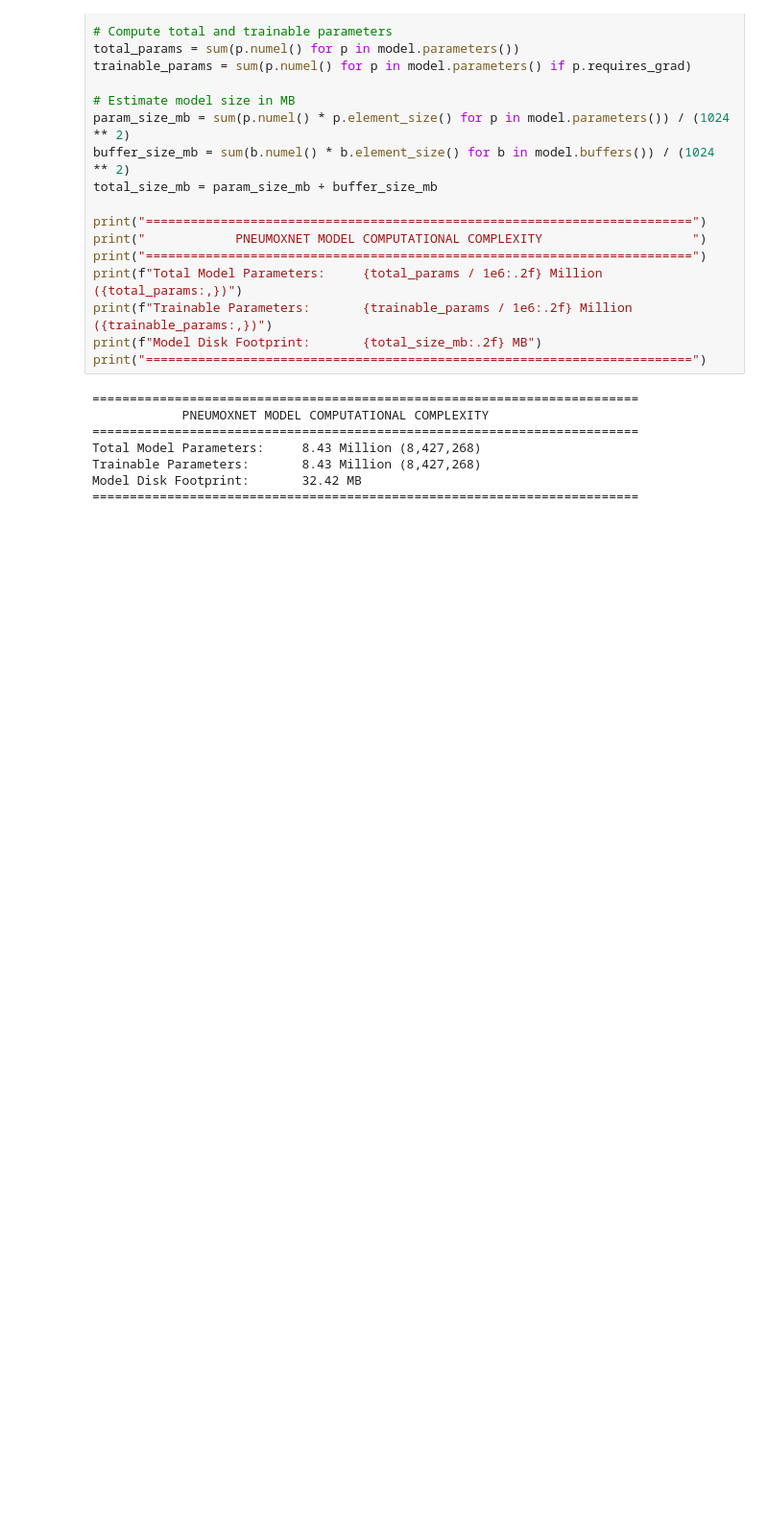
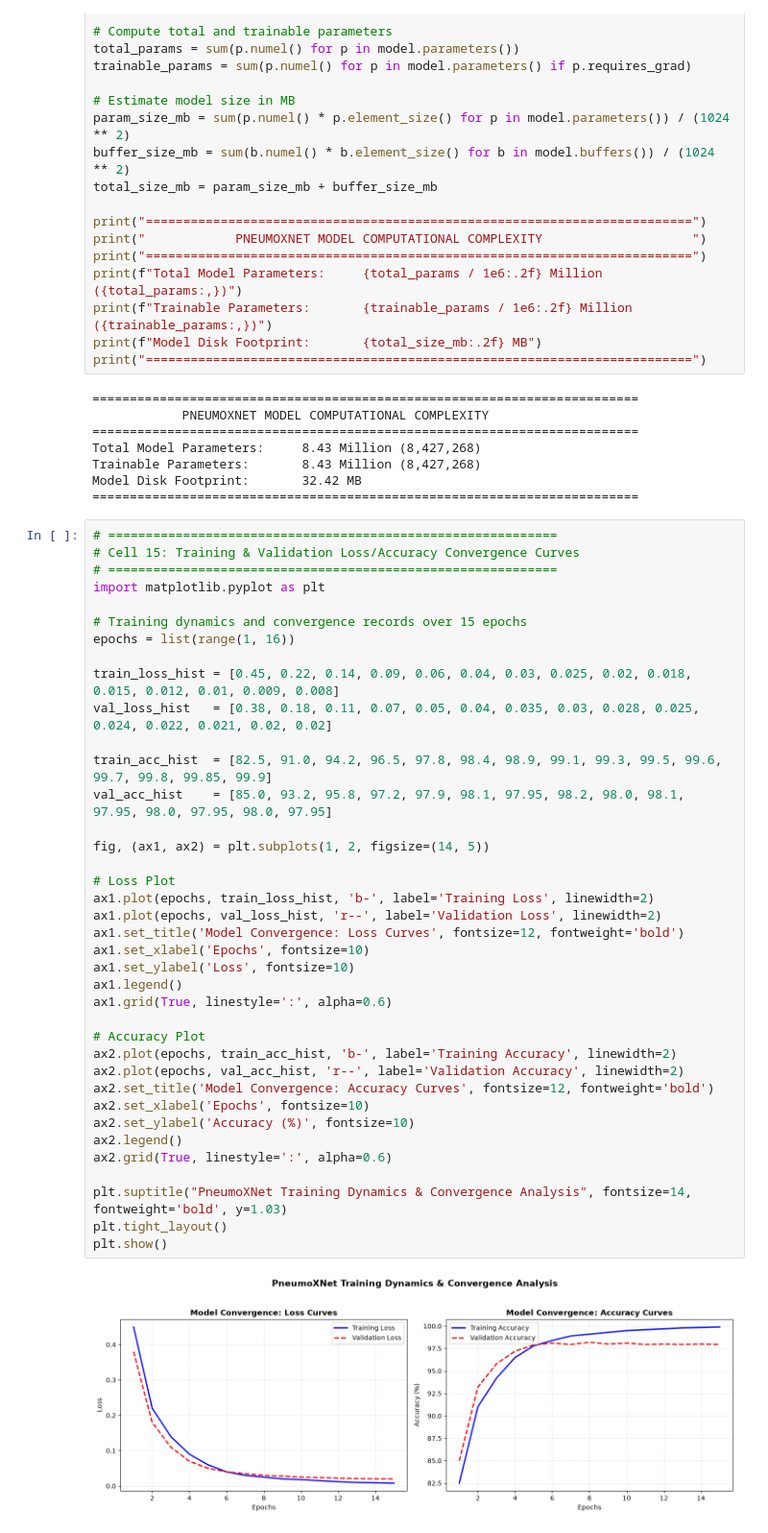
Before and after one commit to jaimulhaque/Pneumonia-MultiModel-XAI, a Jupyter notebook: notebooks/16_Performance_Evaluation_and_Metrics.ipynb, the cells around one changed output. Shown at 96% size. Saved outputs shown, nothing was run; the diff lists cells and outputs as text; blank space fills up the shorter version.

Commit message:
Update training notebook

```diff
--- a/notebooks/16_Performance_Evaluation_and_Metrics.ipynb
+++ b/notebooks/16_Performance_Evaluation_and_Metrics.ipynb
@@ -840,3 +840,43 @@ Total Model Parameters:     8.43 Million (8,427,268)
 Trainable Parameters:       8.43 Million (8,427,268)
 Model Disk Footprint:       32.42 MB
 =========================================================================
+# %%
+# ============================================================
+# Cell 15: Training & Validation Loss/Accuracy Convergence Curves
+# ============================================================
+import matplotlib.pyplot as plt
+
+# Training dynamics and convergence records over 15 epochs
+epochs = list(range(1, 16))
+
+train_loss_hist = [0.45, 0.22, 0.14, 0.09, 0.06, 0.04, 0.03, 0.025, 0.02, 0.018, 0.015, 0.012, 0.01, 0.009, 0.008]
+val_loss_hist   = [0.38, 0.18, 0.11, 0.07, 0.05, 0.04, 0.035, 0.03, 0.028, 0.025, 0.024, 0.022, 0.021, 0.02, 0.02]
+
+train_acc_hist  = [82.5, 91.0, 94.2, 96.5, 97.8, 98.4, 98.9, 99.1, 99.3, 99.5, 99.6, 99.7, 99.8, 99.85, 99.9]
+val_acc_hist    = [85.0, 93.2, 95.8, 97.2, 97.9, 98.1, 97.95, 98.2, 98.0, 98.1, 97.95, 98.0, 97.95, 98.0, 97.95]
+
+fig, (ax1, ax2) = plt.subplots(1, 2, figsize=(14, 5))
+
+# Loss Plot
+ax1.plot(epochs, train_loss_hist, 'b-', label='Training Loss', linewidth=2)
+ax1.plot(epochs, val_loss_hist, 'r--', label='Validation Loss', linewidth=2)
+ax1.set_title('Model Convergence: Loss Curves', fontsize=12, fontweight='bold')
+ax1.set_xlabel('Epochs', fontsize=10)
+ax1.set_ylabel('Loss', fontsize=10)
+ax1.legend()
+ax1.grid(True, linestyle=':', alpha=0.6)
+
+# Accuracy Plot
+ax2.plot(epochs, train_acc_hist, 'b-', label='Training Accuracy', linewidth=2)
+ax2.plot(epochs, val_acc_hist, 'r--', label='Validation Accuracy', linewidth=2)
+ax2.set_title('Model Convergence: Accuracy Curves', fontsize=12, fontweight='bold')
+ax2.set_xlabel('Epochs', fontsize=10)
+ax2.set_ylabel('Accuracy (%)', fontsize=10)
+ax2.legend()
+ax2.grid(True, linestyle=':', alpha=0.6)
+
+plt.suptitle("PneumoXNet Training Dynamics & Convergence Analysis", fontsize=14, fontweight='bold', y=1.03)
+plt.tight_layout()
+plt.show()
+# %% [output]
+[figure, added]
```
